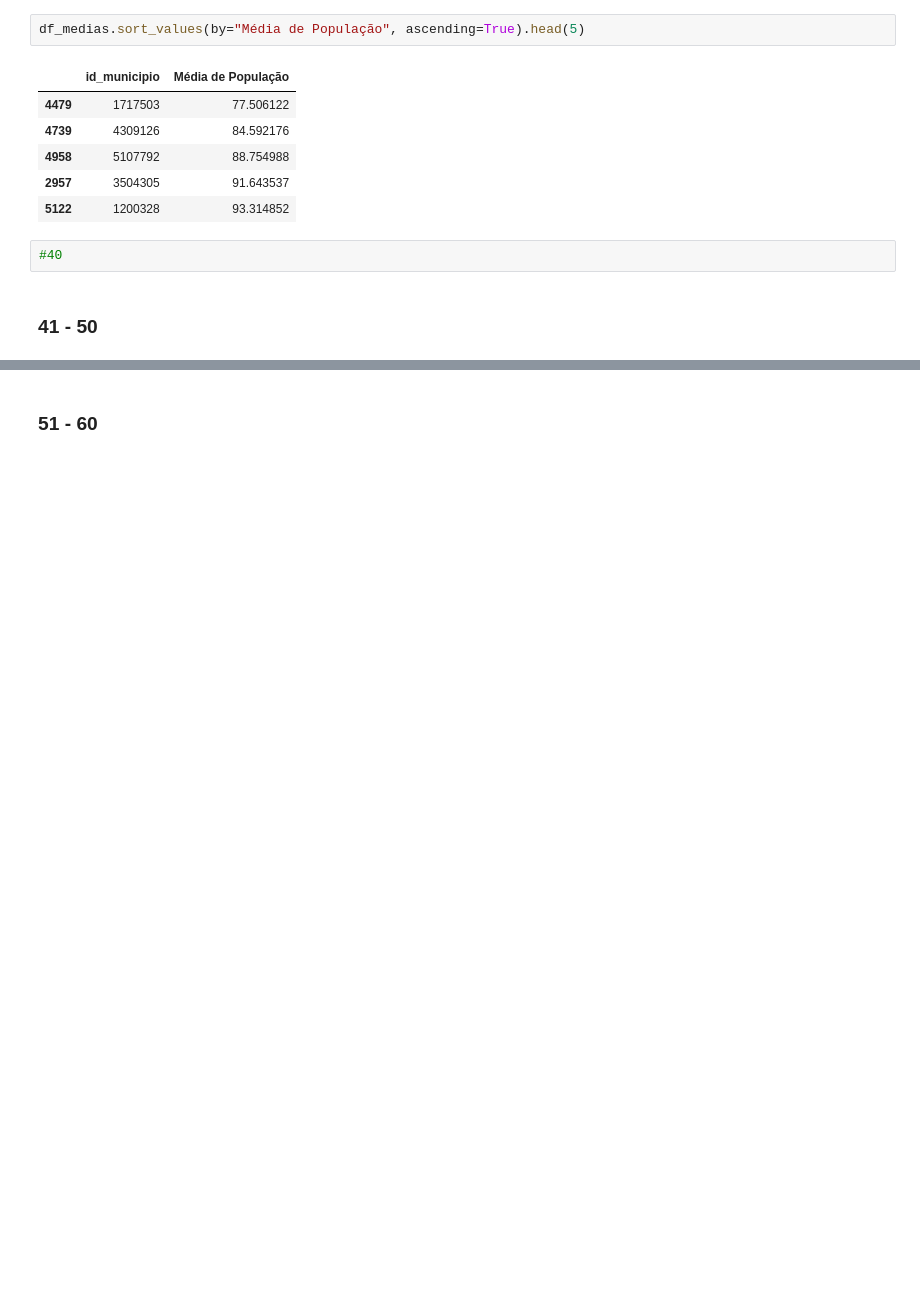
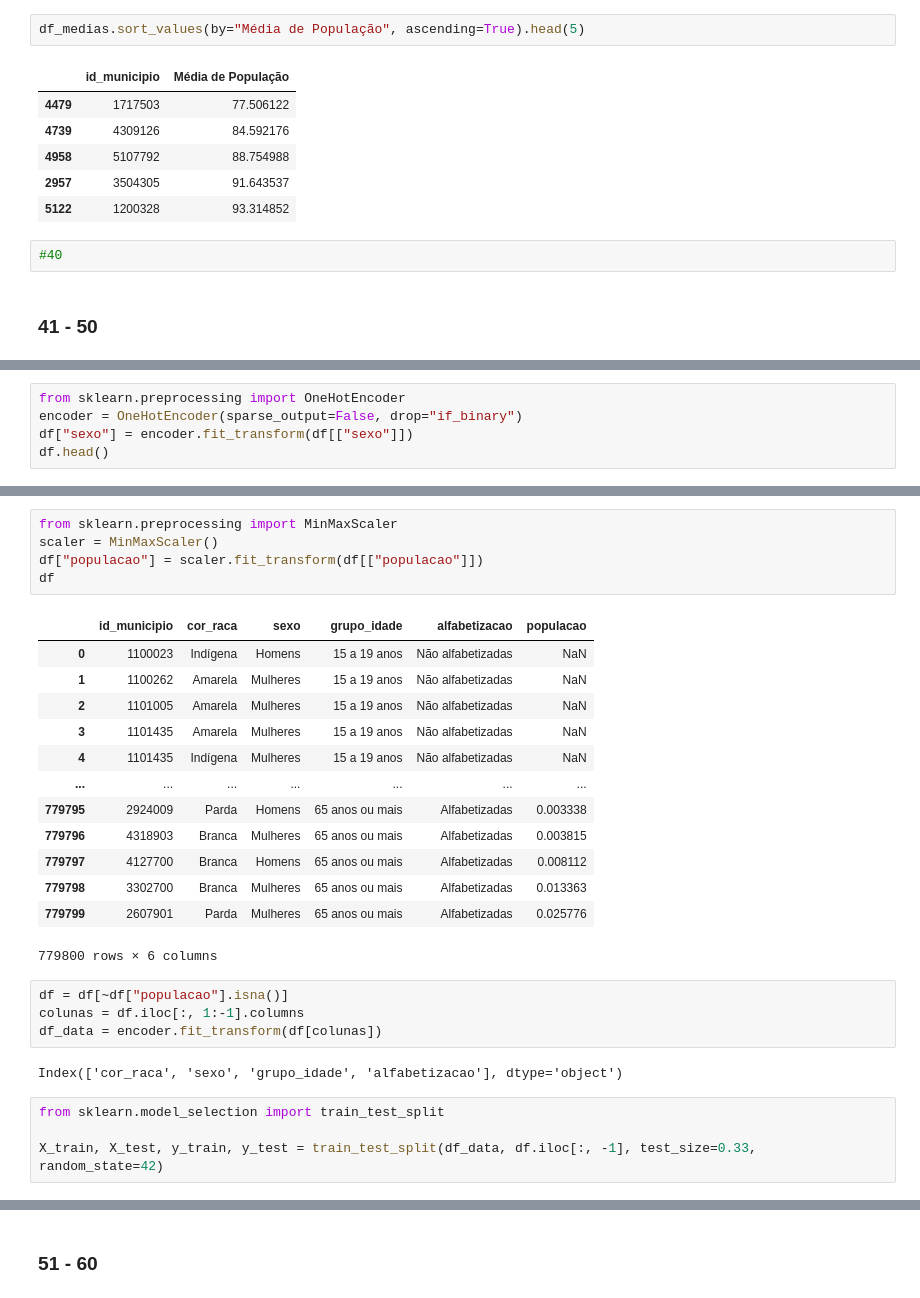
Before and after one commit to zicziczic/AlphabetizationAnalysis, a Jupyter notebook: ExerciciosComplementares.ipynb, the cells around one changed output, grey strips where cells are left out. Saved outputs shown, nothing was run; the diff lists cells and outputs as text; blank space fills up the shorter version.

```diff
--- a/ExerciciosComplementares.ipynb
+++ b/ExerciciosComplementares.ipynb
@@ -365,0 +427,5 @@ df_medias.sort_values(by="Média de População", ascending=True).head(5)
+# %%
+from sklearn.preprocessing import OneHotEncoder
+encoder = OneHotEncoder(sparse_output=False, drop="if_binary")
+df["sexo"] = encoder.fit_transform(df[["sexo"]])
+df.head()
@@ -365,0 +439,29 @@ df_medias.sort_values(by="Média de População", ascending=True).head(5)
+# %%
+from sklearn.preprocessing import MinMaxScaler
+scaler = MinMaxScaler()
+df["populacao"] = scaler.fit_transform(df[["populacao"]])
+df
+# %% [output]
+|  | id_municipio | cor_raca | sexo | grupo_idade | alfabetizacao | populacao |
+| 0 | 1100023 | Indígena | Homens | 15 a 19 anos | Não alfabetizadas | NaN |
+| 1 | 1100262 | Amarela | Mulheres | 15 a 19 anos | Não alfabetizadas | NaN |
+| 2 | 1101005 | Amarela | Mulheres | 15 a 19 anos | Não alfabetizadas | NaN |
+| 3 | 1101435 | Amarela | Mulheres | 15 a 19 anos | Não alfabetizadas | NaN |
+| 4 | 1101435 | Indígena | Mulheres | 15 a 19 anos | Não alfabetizadas | NaN |
+| ... | ... | ... | ... | ... | ... | ... |
+| 779795 | 2924009 | Parda | Homens | 65 anos ou mais | Alfabetizadas | 0.003338 |
+| 779796 | 4318903 | Branca | Mulheres | 65 anos ou mais | Alfabetizadas | 0.003815 |
+| 779797 | 4127700 | Branca | Homens | 65 anos ou mais | Alfabetizadas | 0.008112 |
+| 779798 | 3302700 | Branca | Mulheres | 65 anos ou mais | Alfabetizadas | 0.013363 |
+| 779799 | 2607901 | Parda | Mulheres | 65 anos ou mais | Alfabetizadas | 0.025776 |
+779800 rows × 6 columns
+# %%
+df = df[~df["populacao"].isna()]
+colunas = df.iloc[:, 1:-1].columns
+df_data = encoder.fit_transform(df[colunas])
+# %% [output]
+Index(['cor_raca', 'sexo', 'grupo_idade', 'alfabetizacao'], dtype='object')
+# %%
+from sklearn.model_selection import train_test_split
+
+X_train, X_test, y_train, y_test = train_test_split(df_data, df.iloc[:, -1], test_size=0.33, random_state=42)
```
Also changed, not shown: parts of 9 cells of this notebook.
